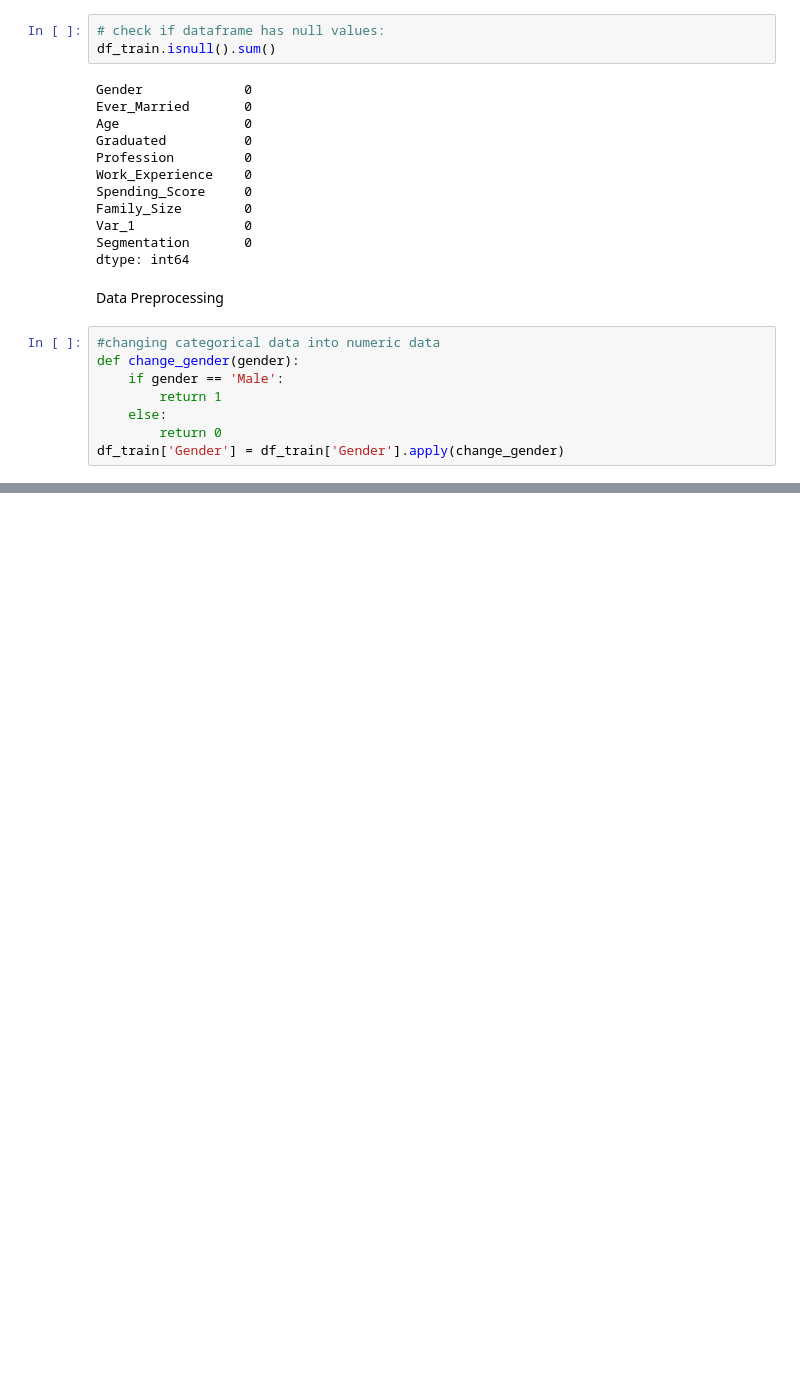
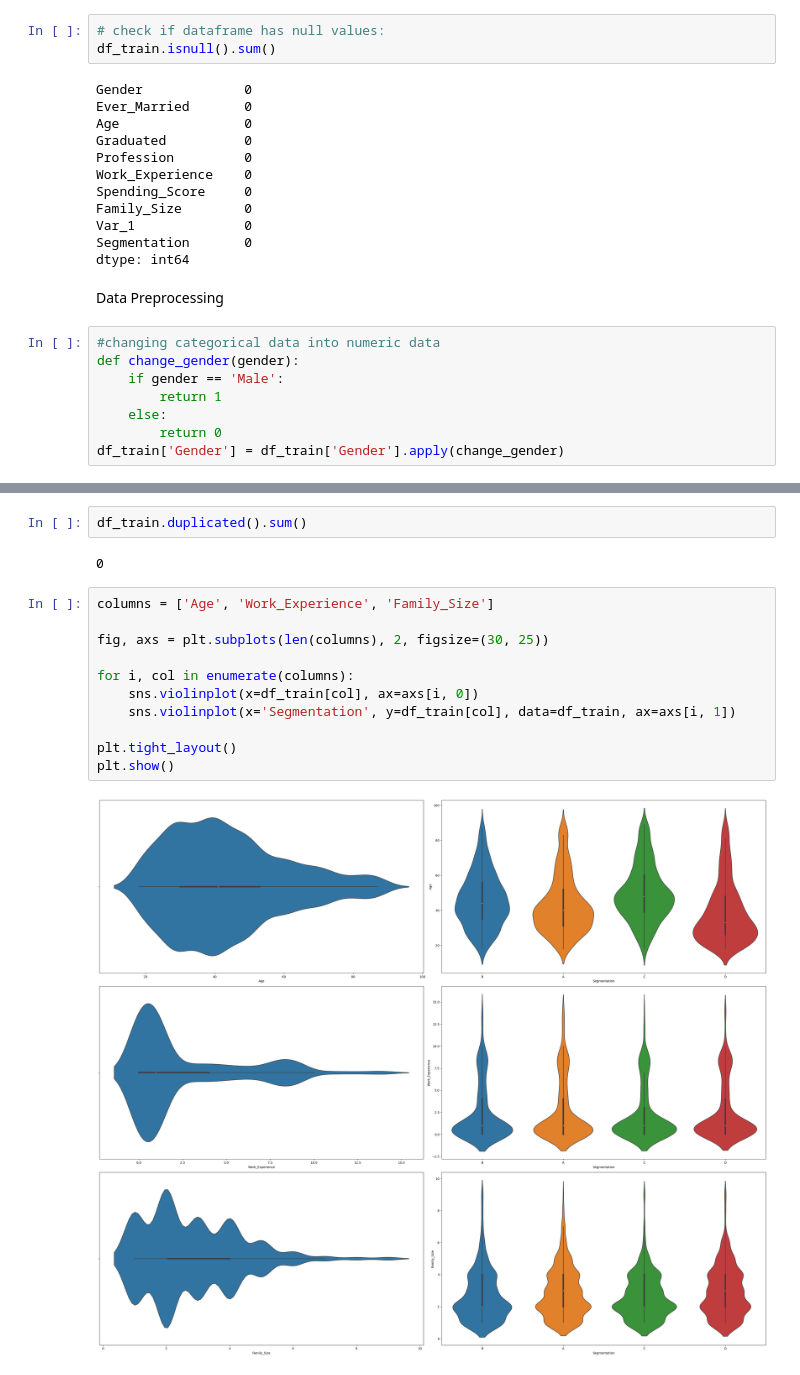
Before and after one commit to saysayjal/Customer-Segmentation-Classification, a Jupyter notebook: classify.ipynb, the cells around one changed output, grey strips where cells are left out. Drawn from its saved outputs; the diff is of its cells as text; blank space fills up the shorter version.

Commit message:
visualization

```diff
--- a/classify.ipynb
+++ b/classify.ipynb
@@ -205,3 +205,20 @@ df_train.head()
 | 2 | 0 | 0 | 69 | 0 | 0 | 0.0 | 2 | 1.0 | ... |
 | 3 | 1 | 0 | 59 | 0 | 4 | 11.0 | 1 | 2.0 | ... |
 | 4 | 0 | 0 | 19 | 0 | 8 | 1.0 | 2 | 4.0 | ... |
+# %%
+df_train.duplicated().sum()
+# %% [output]
+0
+# %%
+columns = ['Age', 'Work_Experience', 'Family_Size']
+
+fig, axs = plt.subplots(len(columns), 2, figsize=(30, 25))
+
+for i, col in enumerate(columns):
+    sns.violinplot(x=df_train[col], ax=axs[i, 0])
+    sns.violinplot(x='Segmentation', y=df_train[col], data=df_train, ax=axs[i, 1])
+
+plt.tight_layout()
+plt.show()
+# %% [output]
+[figure, added]
```
